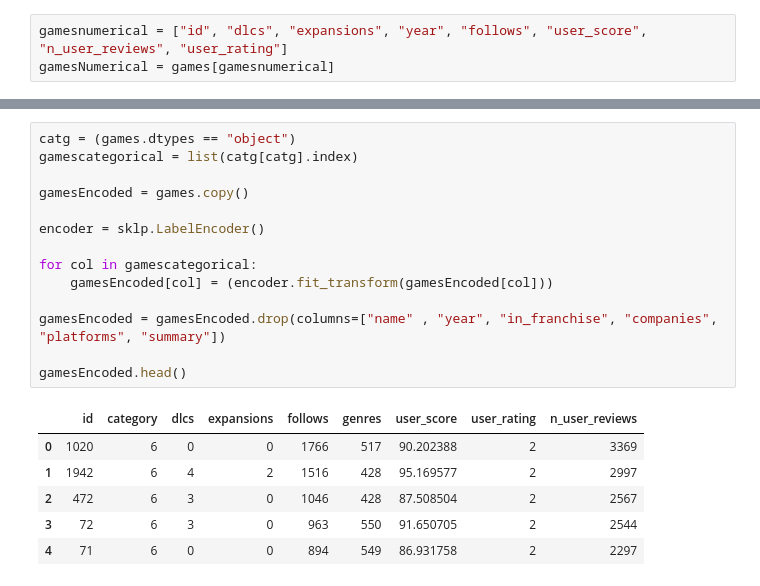
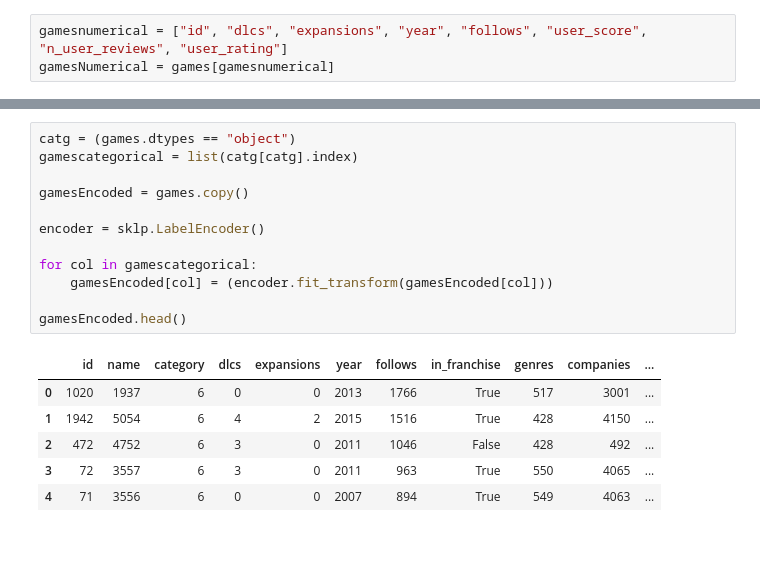
Before and after one commit to PRCSousa/Game-Review-Prediction, a Jupyter notebook: review_prediction.ipynb, the cells around one changed output, grey strips where cells are left out. Drawn from its saved outputs; the diff is of its cells as text; blank space fills up the shorter version.

```diff
--- a/review_prediction.ipynb
+++ b/review_prediction.ipynb
@@ -81,22 +79,20 @@ gamesNumericalPlot = sns.pairplot(gamesNumerical, hue='user_rating')
 # %%
 catg = (games.dtypes == "object")
 gamescategorical = list(catg[catg].index)
 
 gamesEncoded = games.copy()
 
 encoder = sklp.LabelEncoder()
 
 for col in gamescategorical:
     gamesEncoded[col] = (encoder.fit_transform(gamesEncoded[col]))
 
-gamesEncoded = gamesEncoded.drop(columns=["name" , "year", "in_franchise", "companies", "platforms", "summary"])
-
 gamesEncoded.head()
 # %% [output]
-|  | id | category | dlcs | expansions | follows | genres | user_score | user_rating | n_user_reviews |
-| 0 | 1020 | 6 | 0 | 0 | 1766 | 517 | 90.202388 | 2 | 3369 |
-| 1 | 1942 | 6 | 4 | 2 | 1516 | 428 | 95.169577 | 2 | 2997 |
-| 2 | 472 | 6 | 3 | 0 | 1046 | 428 | 87.508504 | 2 | 2567 |
-| 3 | 72 | 6 | 3 | 0 | 963 | 550 | 91.650705 | 2 | 2544 |
-| 4 | 71 | 6 | 0 | 0 | 894 | 549 | 86.931758 | 2 | 2297 |
+|  | id | name | category | dlcs | expansions | year | follows | in_franchise | genres | companies | ... |
+| 0 | 1020 | 1937 | 6 | 0 | 0 | 2013 | 1766 | True | 517 | 3001 | ... |
+| 1 | 1942 | 5054 | 6 | 4 | 2 | 2015 | 1516 | True | 428 | 4150 | ... |
+| 2 | 472 | 4752 | 6 | 3 | 0 | 2011 | 1046 | False | 428 | 492 | ... |
+| 3 | 72 | 3557 | 6 | 3 | 0 | 2011 | 963 | True | 550 | 4065 | ... |
+| 4 | 71 | 3556 | 6 | 0 | 0 | 2007 | 894 | True | 549 | 4063 | ... |
 # %%
```
Also changed, not shown: parts of 11 cells of this notebook.
